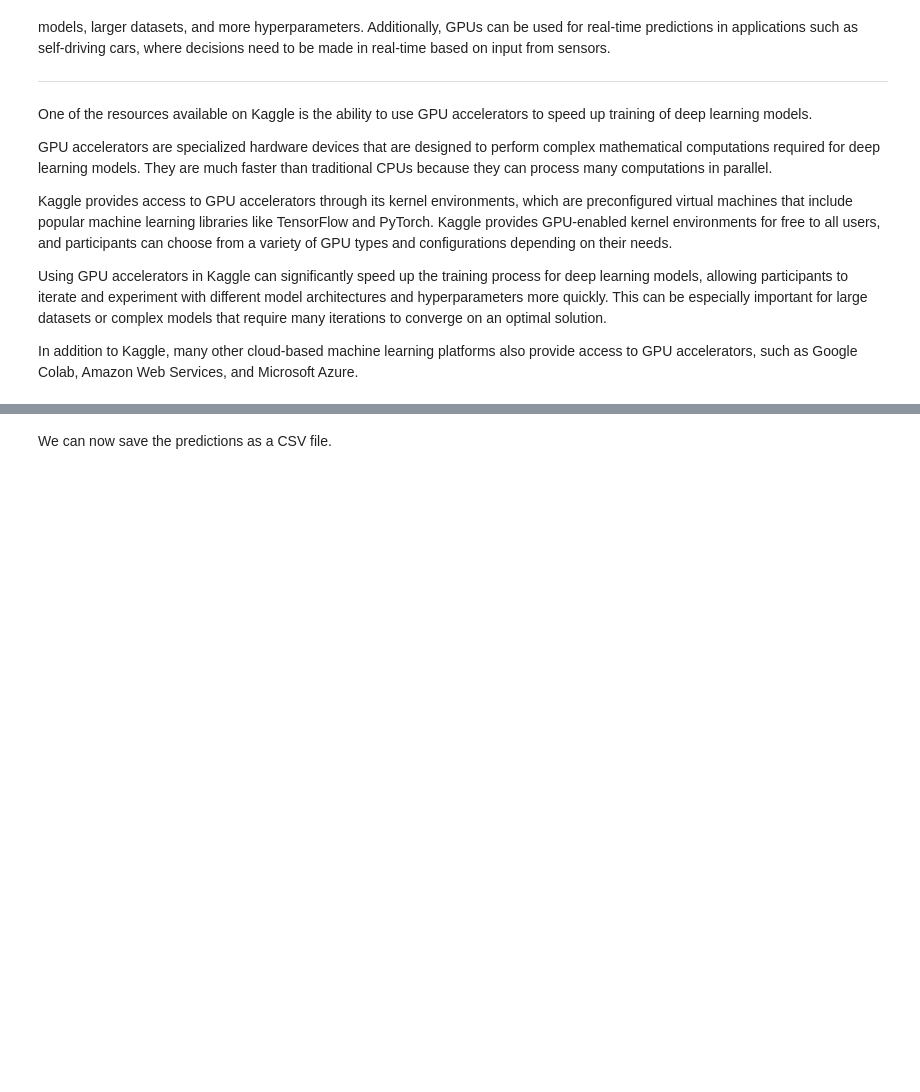
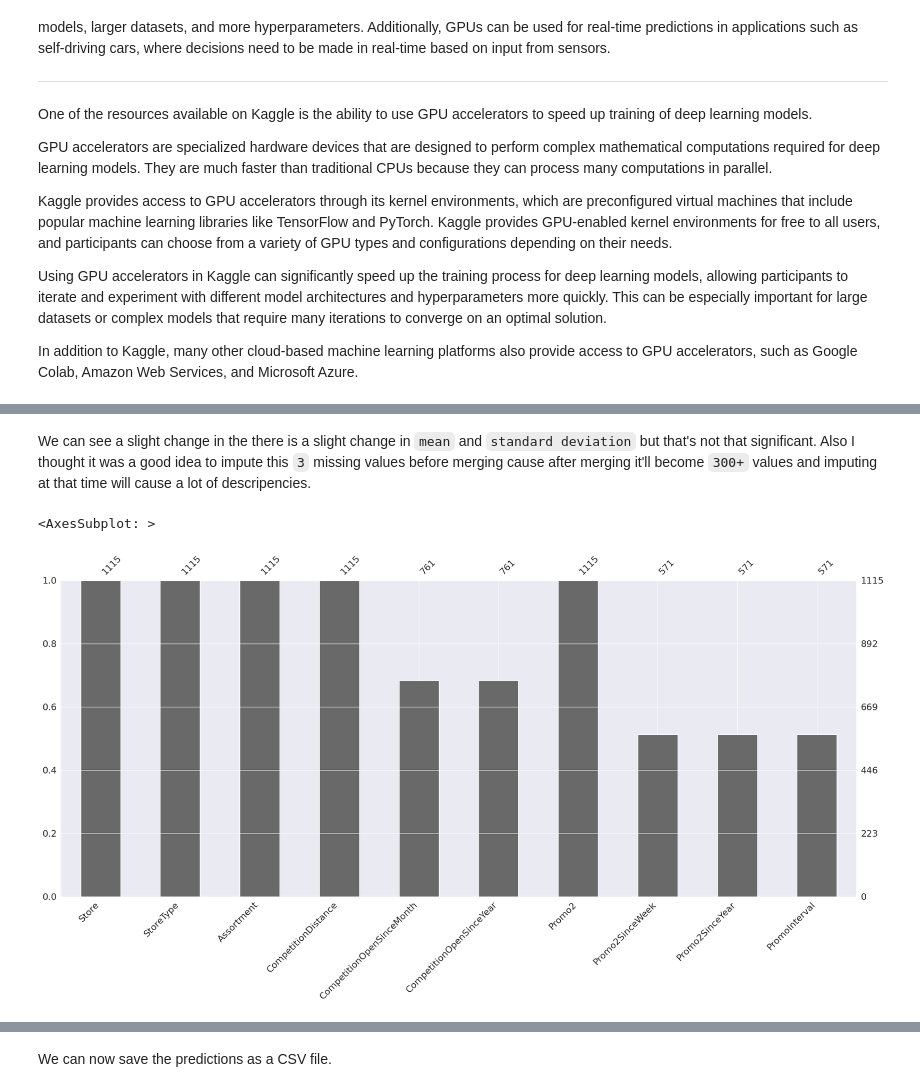
Before and after one commit to sridharstreaks/My-Kaggle-Projects, a Jupyter notebook: gbms-with-xgboost-intution-model-building.ipynb, the cells around one changed output, grey strips where cells are left out. Cells and saved outputs as stored; diff of their text form; code cells hidden in the pictures; blank space fills up the shorter version.

Commit message:
Kaggle Notebook | GBMs with XGBoost Intution & Model Building | Version 5

```diff
--- a/gbms-with-xgboost-intution-model-building.ipynb
+++ b/gbms-with-xgboost-intution-model-building.ipynb
@@ -1398,0 +1538,5 @@ Now that the model is trained, we can make predictions on the test set.
+# %%
+ross_df = pd.read_csv('/kaggle/input/rossmann-store-sales/train.csv', low_memory=False)
+store_df = pd.read_csv('/kaggle/input/rossmann-store-sales/store.csv')
+test_df = pd.read_csv('/kaggle/input/rossmann-store-sales/test.csv')
+submission_df = pd.read_csv('/kaggle/input/rossmann-store-sales/sample_submission.csv')
@@ -1398,0 +1654,13 @@ Now that the model is trained, we can make predictions on the test set.
+# %%
+# Defining a function to randomly impute missing values with the values from the range between "min, 25%, 50%, and 75%"
+def random_impute(column):
+    # Compute the summary statistics of the column
+    summary = column.describe()
+    # Generate random values from the range between "min, 25%, 50%, and 75%"
+    imputed_values = np.random.choice([summary['min'], summary['25%'], summary['50%']], size=column.isna().sum())
+    # Replace the missing values with the imputed values
+    column_copy = column.copy()
+    column_copy.loc[column.isna()] = imputed_values
+    return column_copy
+
+store_df['CompetitionDistance'] = random_impute(store_df['CompetitionDistance'])
@@ -1398,0 +1681,9 @@ Now that the model is trained, we can make predictions on the test set.
+# %% [markdown]
+We can see a slight change in the there is a slight change in `mean` and `standard deviation` but that's not that significant. Also I thought it was a good idea to impute this `3` missing values before merging cause after merging it'll become `300+` values and imputing at that time will cause a lot of descripencies.
+# %%
+import missingno as msno
+
+msno.bar(store_df)
+# %% [output]
+<AxesSubplot: >
+[figure, added]
```
Also changed, not shown: parts of 158 cells of this notebook.
